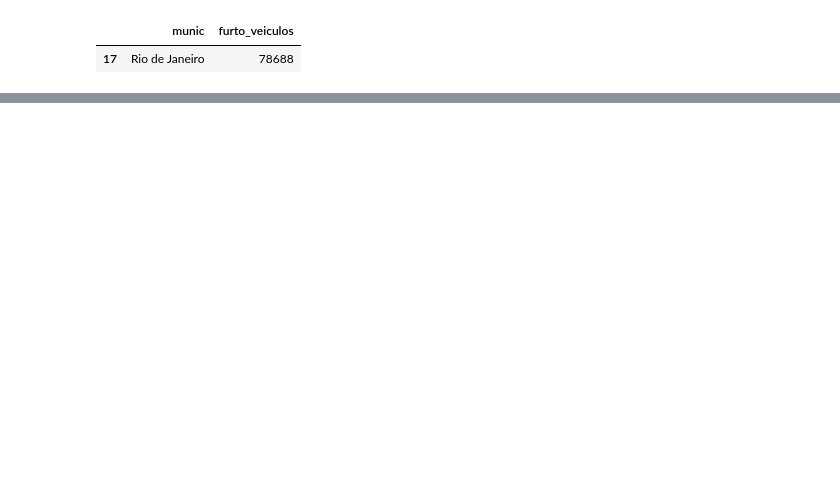
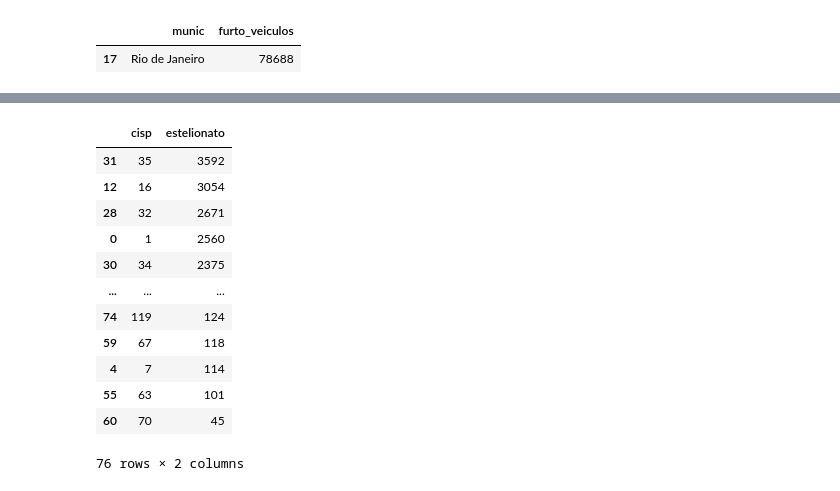
Before and after one commit to Luisfernandesbfr/aula_python_senac, a Jupyter notebook: desafio_aula2811.ipynb, the cells around one changed output, grey strips where cells are left out. Cells and saved outputs as stored; diff of their text form; code cells hidden in the pictures; blank space fills up the shorter version.

```diff
--- a/desafio_aula2811.ipynb
+++ b/desafio_aula2811.ipynb
@@ -495,0 +674,4 @@ outliers_metropole_furto_veiculo
+# %%
+df_out_metropole_gestao_1 = df.loc[(df['munic'] .isin(municipios_metropole_rio))]
+df_out_metropole_gestao_1 = df_out_metropole_gestao_1.loc[df_out_metropole_gestao_1['ano'] .isin ([2019 , 2020])]
+df_out_metropole_gestao_1
@@ -495,0 +692,18 @@ outliers_metropole_furto_veiculo
+# %%
+df_out_metropole_gestao_1 = df_out_metropole_gestao_1.groupby('cisp')['estelionato'].sum().reset_index()
+df_out_metropole_gestao_1 = df_out_metropole_gestao_1.sort_values(by='estelionato',ascending=False)
+df_out_metropole_gestao_1
+# %% [output]
+|  | cisp | estelionato |
+| 31 | 35 | 3592 |
+| 12 | 16 | 3054 |
+| 28 | 32 | 2671 |
+| 0 | 1 | 2560 |
+| 30 | 34 | 2375 |
+| ... | ... | ... |
+| 74 | 119 | 124 |
+| 59 | 67 | 118 |
+| 4 | 7 | 114 |
+| 55 | 63 | 101 |
+| 60 | 70 | 45 |
+76 rows × 2 columns
```
Also changed, not shown: parts of 21 cells of this notebook.
